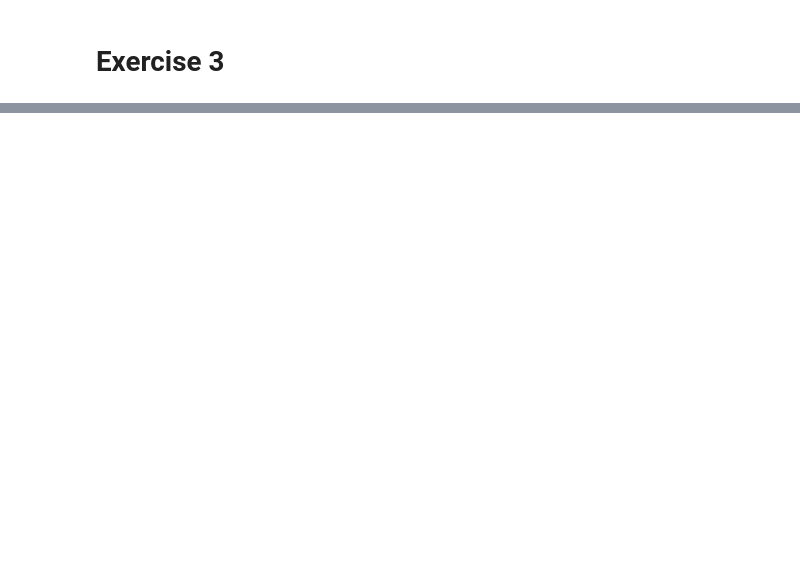
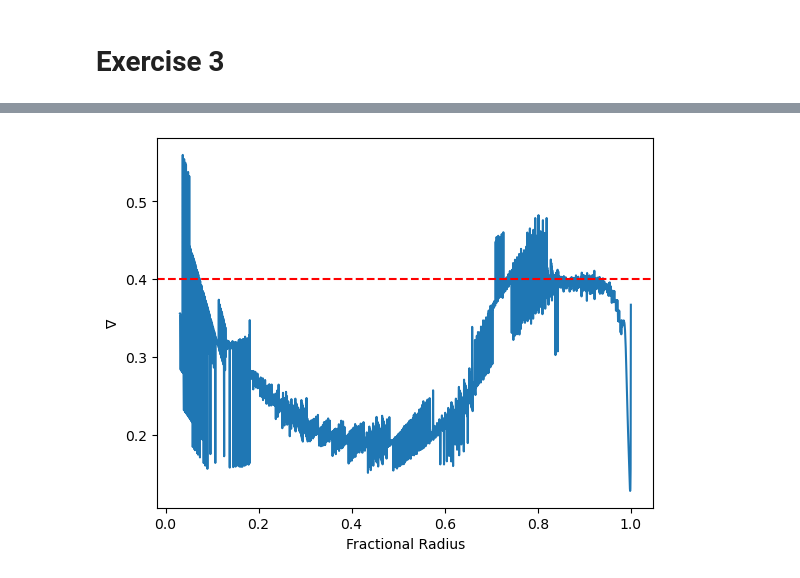
Before and after one commit to qingru-hu/Stars-and-Planets, a Jupyter notebook: ps4/code/cal.ipynb, the cells around one changed output, grey strips where cells are left out. Saved outputs shown, nothing was run; the diff lists cells and outputs as text; code cells hidden in the pictures; blank space fills up the shorter version.

```diff
--- a/ps4/code/cal.ipynb
+++ b/ps4/code/cal.ipynb
@@ -153,0 +62,15 @@ for t in tgs:
+# %%
+logT = np.log10(T)
+logP = np.log10(P)
+dlogT = logT[1:] - logT[:-1]
+dlogP = logP[1:] - logP[:-1]
+nabla = dlogT/dlogP
+# %%
+plt.axhline(2/5, linestyle='--', color='r', zorder=2)
+plt.plot(r[61:], nabla[60:], zorder=1)
+
+plt.xlabel('Fractional Radius')
+plt.ylabel(r'$\nabla$')
+plt.show()
+# %% [output]
+[figure, added]
```
Also changed, not shown: parts of 19 cells of this notebook, 10 other files.
